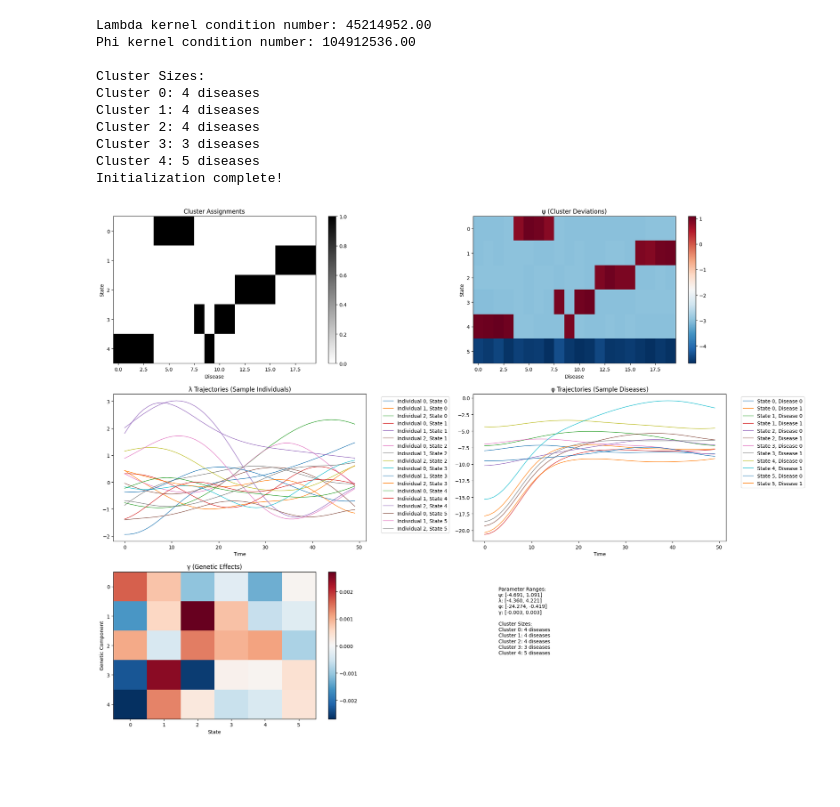
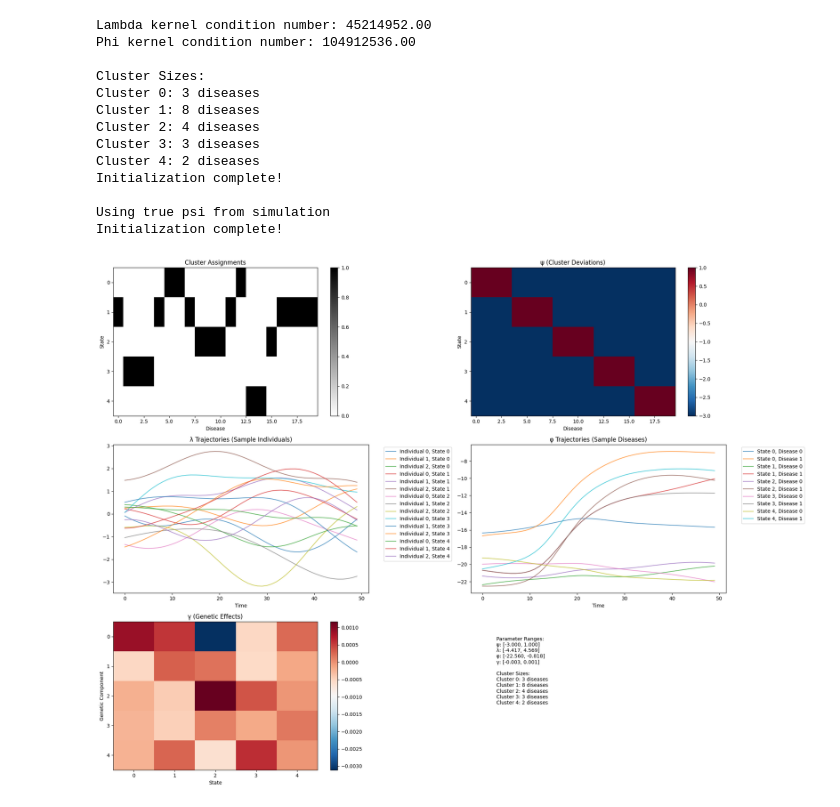
Before and after one commit to surbut/aladynoulli, a Jupyter notebook: pyScripts/newsim.ipynb, the cells around one changed output. Cells and saved outputs as stored; diff of their text form; code cells hidden in the pictures; blank space fills up the shorter version.

```diff
--- a/pyScripts/newsim.ipynb
+++ b/pyScripts/newsim.ipynb
@@ -80,0 +19,5 @@ plot_synthetic_components(data)
+# %%
+# Generate and plot
+np.random.seed(42)
+data = generate_clustered_survival_data(N=10000, D=20, T=50, K=5, P=5)
+plot_synthetic_components(data)
@@ -80,0 +75,9 @@ plot_synthetic_components(data)
+# %%
+# First generate synthetic data
+np.random.seed(42)
+
+# Convert data to tensors for the model
+Y_tensor = torch.tensor(data['Y'], dtype=torch.float32)
+G_tensor = torch.tensor(data['G'], dtype=torch.float32)
+E_tensor = torch.tensor(data['event_times'], dtype=torch.float32)
+true_psi = torch.tensor(data['psi'], dtype=torch.float32)
@@ -81,40 +97,39 @@ plot_synthetic_components(data)
 # %%
-# First generate synthetic data
-np.random.seed(42)
-data = generate_clustered_survival_data(N=1000, D=20, T=50, K=5, P=5)
-
-# Convert data to tensors for the model
-Y_tensor = torch.tensor(data['Y'], dtype=torch.float32)
-G_tensor = torch.tensor(data['G'], dtype=torch.float32)
-E_tensor = torch.tensor(data['event_times'], dtype=torch.float32)
 
 # Calculate prevalence_t from synthetic data
 prevalence_t = compute_smoothed_prevalence(Y_tensor)  # Average over individuals
 
 # Initialize model with synthetic data
 model = AladynSurvivalFixedKernelsAvgLoss_clust(
     N=data['Y'].shape[0],
     D=data['Y'].shape[1],
     T=data['Y'].shape[2],
-    K=data['phi'].shape[0]+1,  # number of clusters
+    K=data['phi'].shape[0],  # number of clusters
     P=data['G'].shape[1],    # number of genetic features
     G=G_tensor,
     Y=Y_tensor,              # Added Y_tensor
     prevalence_t=prevalence_t
 )
 
+# Initialize with true psi
+model.initialize_params(true_psi=true_psi)
+
+
 model.visualize_initialization()
 # %% [output]
 Lambda kernel condition number: 45214952.00
 Phi kernel condition number: 104912536.00
 
 Cluster Sizes:
-Cluster 0: 4 diseases
-Cluster 1: 4 diseases
+Cluster 0: 3 diseases
+Cluster 1: 8 diseases
 Cluster 2: 4 diseases
 Cluster 3: 3 diseases
-Cluster 4: 5 diseases
+Cluster 4: 2 diseases
 Initialization complete!
+
+Using true psi from simulation
+Initialization complete!
-[figure, old version]
+[figure, new version]
 # %%
 
```
Also changed, not shown: parts of 31 cells of this notebook, 1 other file.
